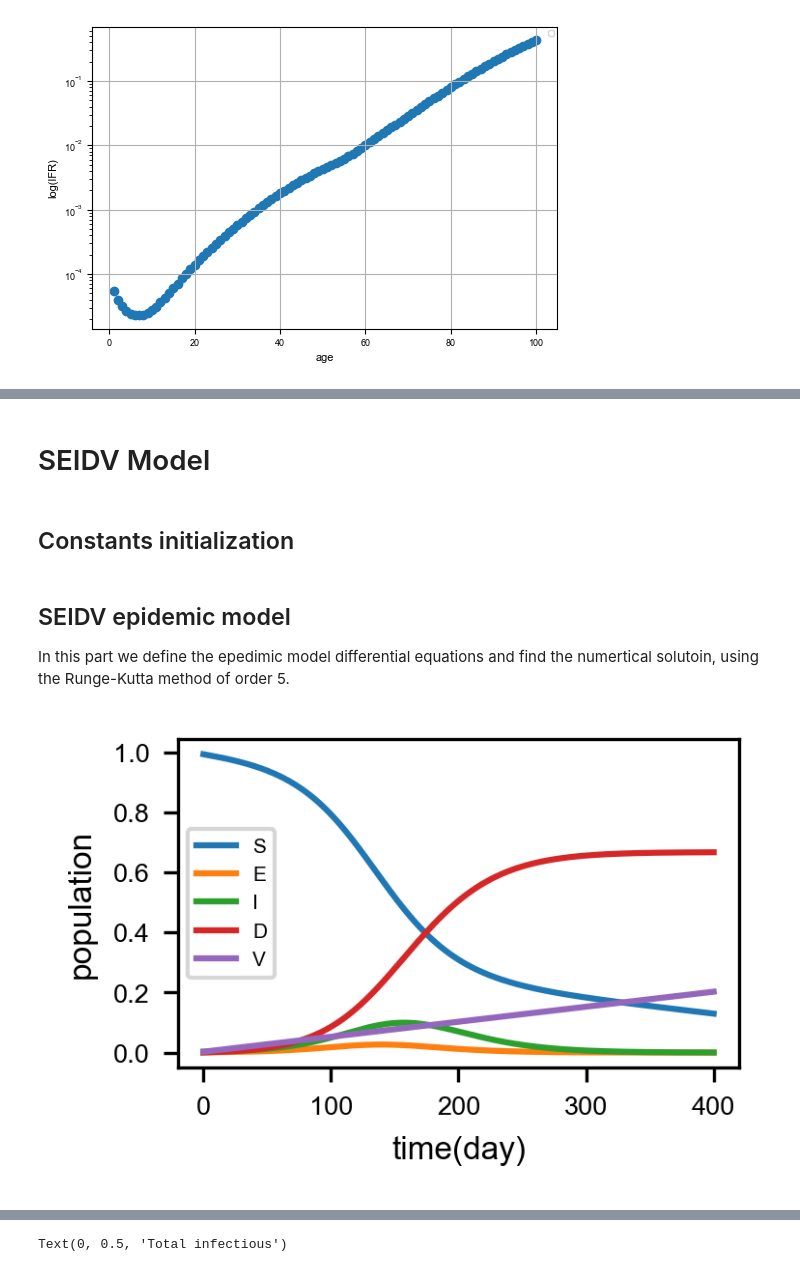
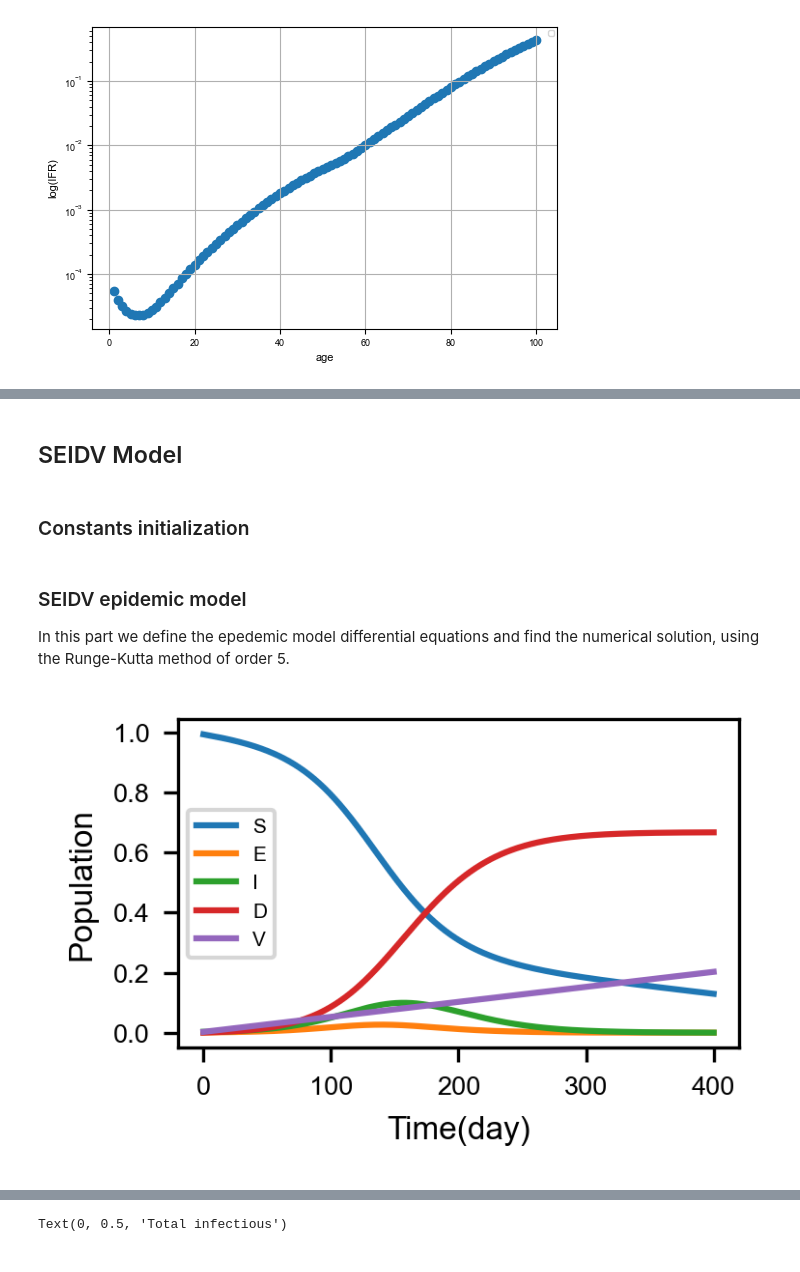
Before and after one commit to liapla/Game-Theory-and-Epidemics, a Jupyter notebook: DecisionOnModel.ipynb, the cells around one changed output, grey strips where cells are left out. Cells and saved outputs as stored; diff of their text form; code cells hidden in the pictures.

```diff
--- a/DecisionOnModel.ipynb
+++ b/DecisionOnModel.ipynb
@@ -42,0 +46,3 @@ mpl.rcParams['figure.dpi'] =300
+# %%
+ger = pd.read_csv('owd_data_ger.csv') #Download data from OWD
+ger
@@ -43,4 +65,8 @@ mpl.rcParams['figure.dpi'] =300
 # %%
-owd = cov19.data_retrieval.OWD(True) #Download data from OWD
-owd.data
+try:
+    import covid19_inference as cov19
+    owd = cov19.data_retrieval.OWD(True) #Download data from OWD
+    ger = owd.data[owd.data["country"] == "Germany"]
+except:
+    pass
 # %% [output]
@@ -63,3 +76,2 @@ INFO     [covid19_inference.data_retrieval.retrieval] Local backup to /tmp/covid
 # %%
-ger = owd.data[owd.data["country"] == "Germany"] #Filter data for only Germany
-ger.fillna(0) #Replace NaN data as 0
+ger = ger.fillna(0) #Replace NaN data as 0
@@ -167,5 +141,5 @@ fun_ds = interp1d(np.arange(1,101),ds_real)
 # %% [markdown]
-# SEIDV Model
+## SEIDV Model
 # %% [markdown]
-## Constants initialization
+### Constants initialization
 # %%
@@ -183,6 +152,6 @@ N = 1 #alpha * 100000     ###total population
 # %% [markdown]
-## SEIDV epidemic model
-In this part we define the epedimic model differential equations and find the numertical solutoin, using the Runge-Kutta method of order 5.
+### SEIDV epidemic model
+In this part we define the epedemic model differential equations and find the numerical solution, using the Runge-Kutta method of order 5.
 # %%
 def SEIDV(t,state): #The differential equations of SEIDV model have been defined in this function
     S,E,I,D,V = state
@@ -208,18 +177,18 @@ def epidemiology_model(S0,E0,I0,D0,V0,t_end): #This function solves epidemic mod
 # %%
 #Model
 model , time = epidemiology_model(s0,e0,i0,d0,v0,400)
 fig ,ax = plt.subplots(1,1,figsize = (2.5,1.5))
 ax.plot(time,model[0] , label = 'S')
 ax.plot(time,model[1], label = 'E')
 ax.plot(time,model[2], label = 'I')
 ax.plot(time,model[3], label = 'D')
 ax.plot(time,model[4], label = 'V')
-ax.set_ylabel('population')
-ax.set_xlabel('time(day)')
+ax.set_ylabel('Population')
+ax.set_xlabel('Time(day)')
 # ax.set_title('SEIDV epidemiology model')
 ax.legend()
 
 plt.show()
 # %% [output]
-[figure, old version]
+[figure, new version]
 # %% [markdown]
```
Also changed, not shown: parts of 41 cells of this notebook.
